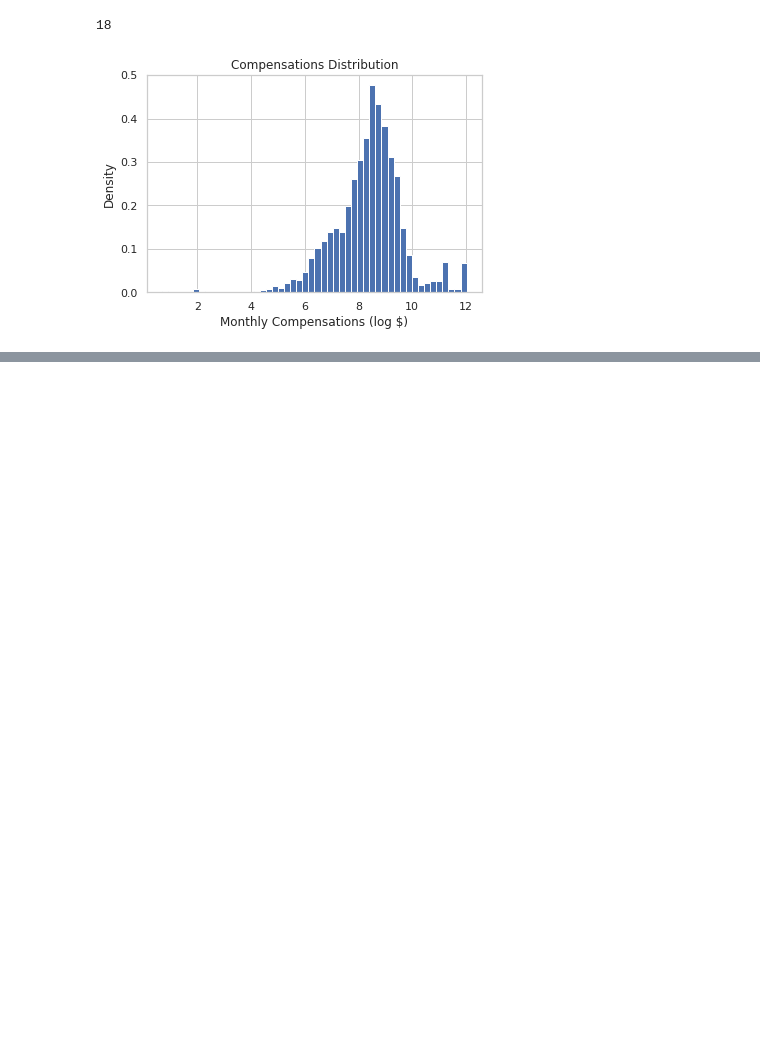
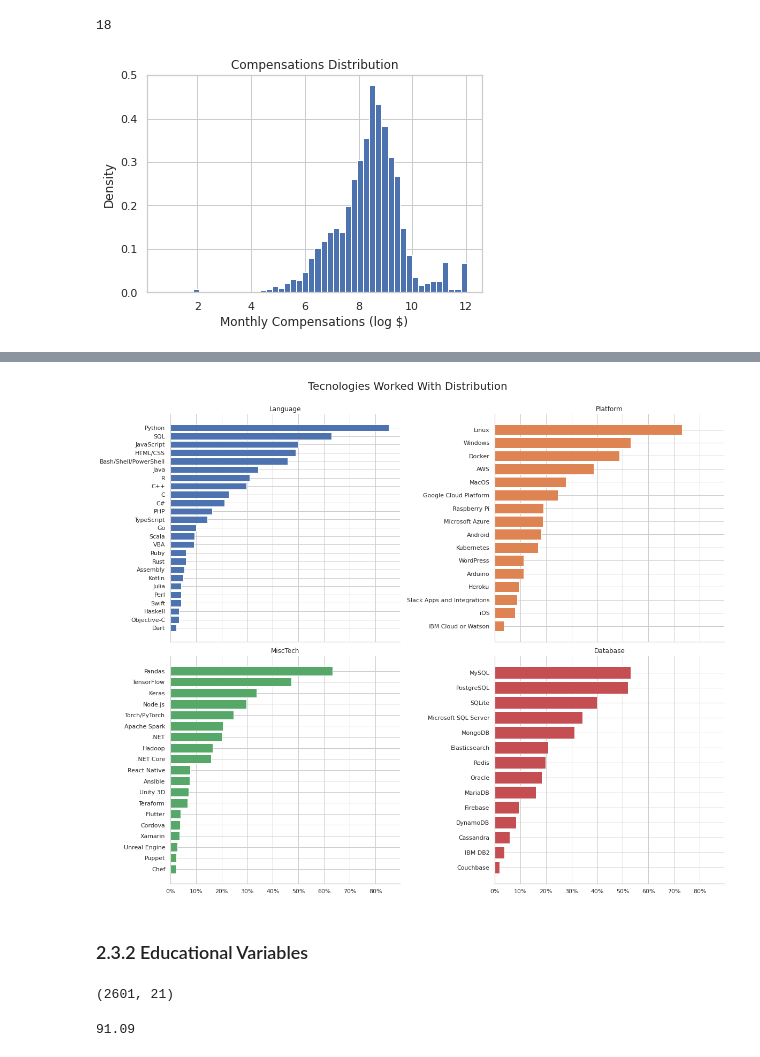
Before and after one commit to leofmr/stack_ds, a Jupyter notebook: SalaryPrediction.ipynb, the cells around one changed output, grey strips where cells are left out. Drawn from its saved outputs; the diff is of its cells as text; code cells hidden in the pictures; blank space fills up the shorter version.

```diff
--- a/SalaryPrediction.ipynb
+++ b/SalaryPrediction.ipynb
@@ -14,3 +19,6 @@ import os
 from statsmodels.stats.outliers_influence import variance_inflation_factor
 
 sns.set(context='notebook', style='whitegrid', font_scale=1)
+plot_palette = sns.color_palette()
+tech_palette = plot_palette[0:4]
+educ_palette = plot_palette[4:6]
@@ -221,5 +91,0 @@ Since we are selecting only Data Scientists it is expected that all respondents
-# %%
-# drop the column generated from the Data scientist Data Type
-# this is importante since we are only selecing data scientists
-# wich would turn this column into one with only 1s.
-dummies_df.drop(columns=['DevType_Data scientist or machine learning specialist'], inplace=True)
@@ -461,0 +183,5 @@ removed_features
+# %%
+tech_types = ['Language', 'Platform', 'MiscTech', 'Database']
+tech_vars = [tech + 'WorkedWith' for tech in tech_types]
+tech_dummies = dummify_df(ds_df, tech_vars).reindex(y.index)
+tech_dummies.shape
@@ -461,0 +190,12 @@ removed_features
+# %%
+# creating the data of distribution of each feature
+tech_dist = tech_dummies.mean().sort_values()
+tech_dist = tech_dist.reset_index()
+# separating the technology of its type ex. Language and Python
+tech_dist[['type', 'tech']] = tech_dist['index'].str.split('_', expand=True)
+tech_dist['type'] = tech_dist['type'].str.replace('WorkedWith', '')
+# tidying the data
+#tech_dist.set_index('tech', inplace=True)
+tech_dist.drop(columns=['index'], inplace=True)
+tech_dist.rename(columns={0:'percent'}, inplace=True)
+tech_dist.head()
@@ -461,0 +251,28 @@ removed_features
+# %%
+# categorical order for legend and colormap
+
+tech_dist['type'] = pd.Categorical(tech_dist['type'], categories=tech_types, ordered=True)
+
+gs = sns.FacetGrid(data=tech_dist, col='type', sharey=False,
+                   col_wrap=2, aspect=1.2, height=7, hue='type',
+                   palette=tech_palette)
+
+gs.map(plt.barh, 'tech', 'percent')
+gs.set_titles('{col_name}')
+for i, ax in enumerate(gs.axes.flat):
+        ax.xaxis.set_major_formatter(lambda x, p: f'{x:.0%}')
+        ax.set_ylabel('')
+        ax.set_xlabel('')
+gs.fig.subplots_adjust(top=0.92)
+gs.fig.suptitle('Tecnologies Worked With Distribution', fontsize=20)
+plt.show()
+# %% [output]
+[figure, added]
+# %% [markdown]
+### 2.3.2 Educational Variables
+# %%
+edu_vars = ['EdLevel', 'UndergradMajor']
+edu_dummies = dummify_df(ds_df, edu_vars).reindex(y.index)
+edu_dummies.shape
+# %% [output]
+(2601, 21)
@@ -461,0 +288,4 @@ removed_features
+# %%
+round(edu_dist[edu_dist['type'] == 'EdLevel'].sort_values('percent', ascending=False).head(3)['percent'].sum() * 100, 2)
+# %% [output]
+91.09
```
Also changed, not shown: parts of 132 cells of this notebook.
